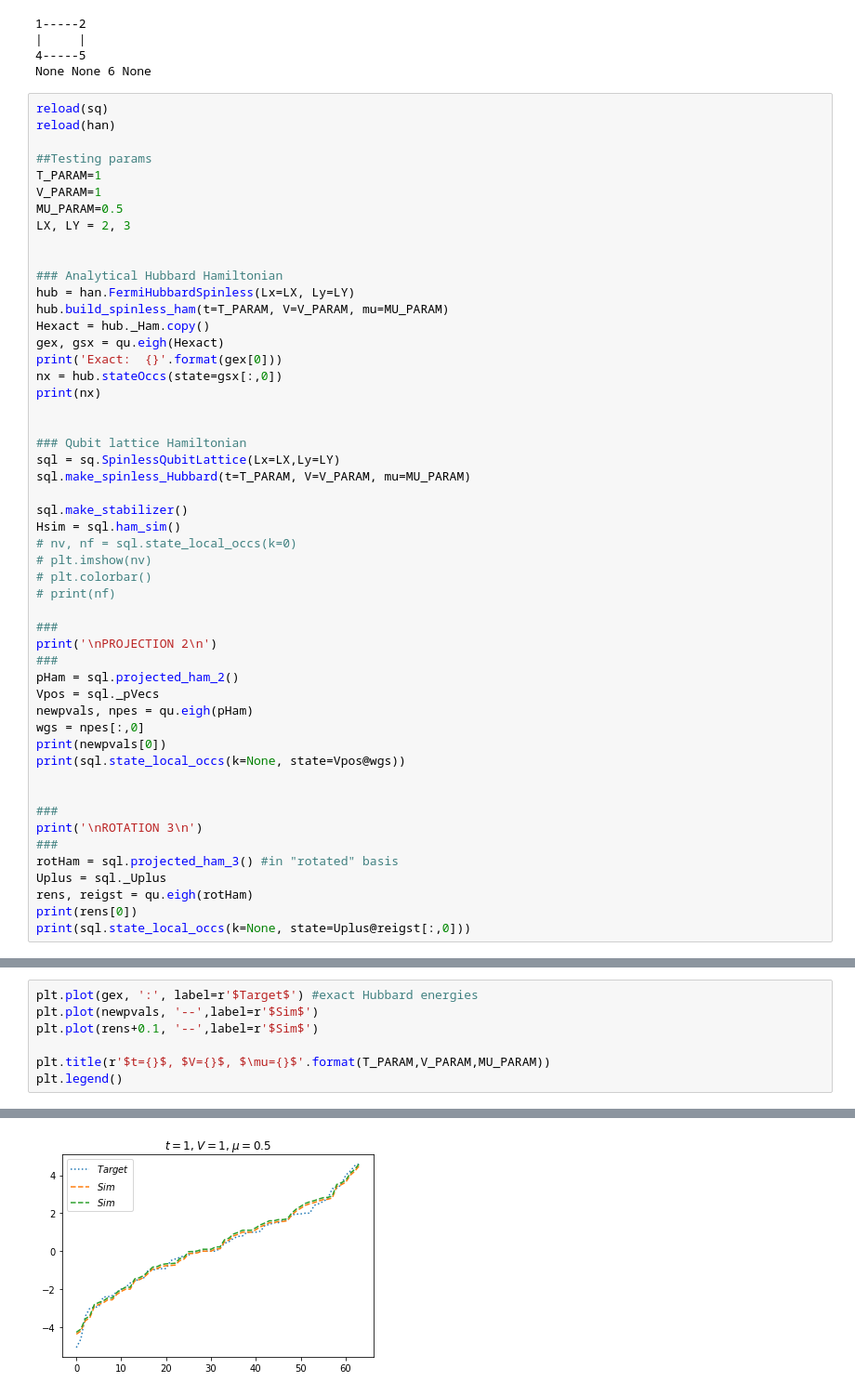
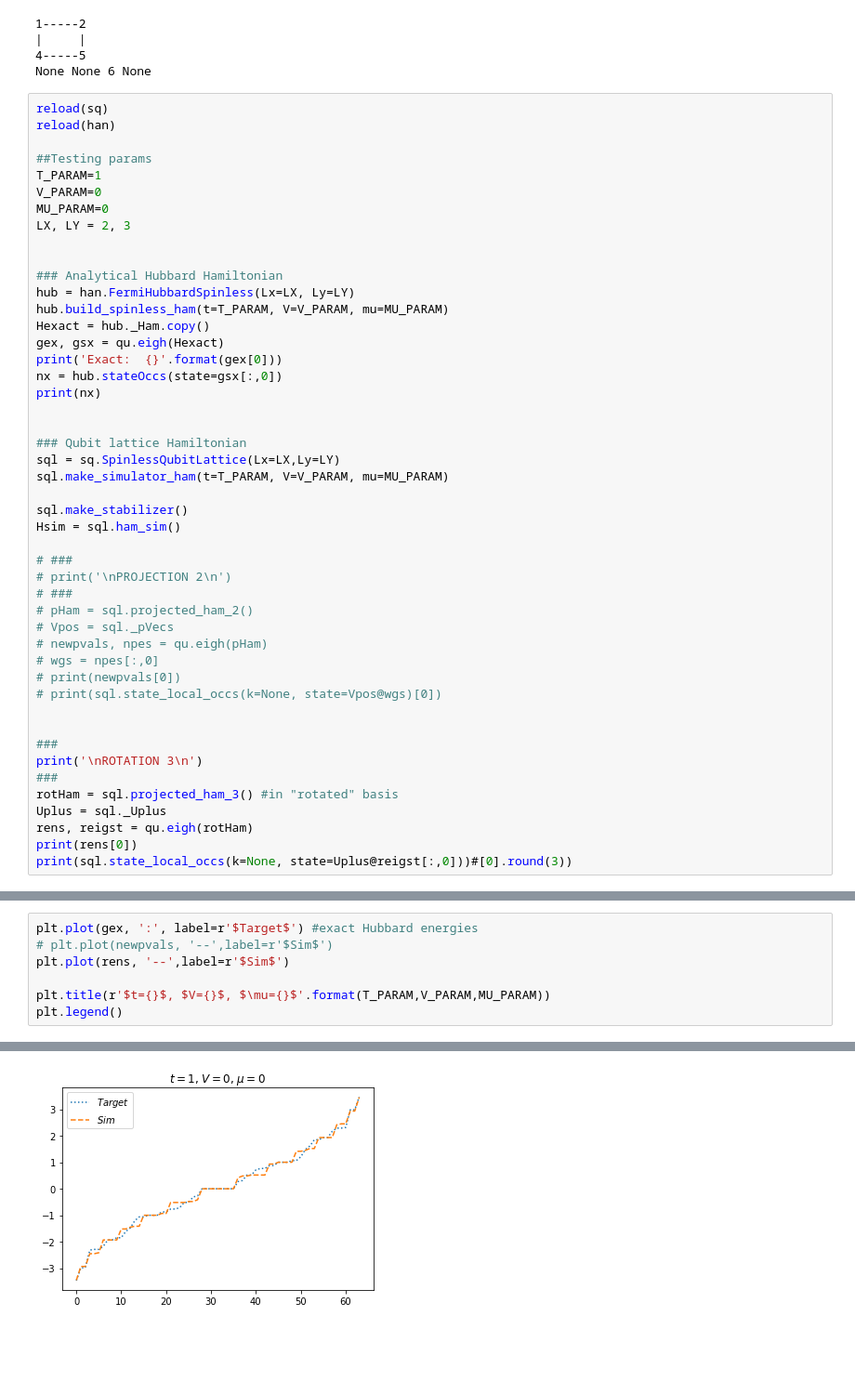
Before and after one commit to gabrielwoolls/fermion-encoding, a Jupyter notebook: myTesting.ipynb, the cells around one changed output, grey strips where cells are left out. Shown at 93% size. Saved outputs shown, nothing was run; the diff lists cells and outputs as text; blank space fills up the shorter version.

```diff
--- a/myTesting.ipynb
+++ b/myTesting.ipynb
@@ -23,8 +23,8 @@ reload(han)
 
 ##Testing params
 T_PARAM=1
-V_PARAM=1
-MU_PARAM=0.5
+V_PARAM=0
+MU_PARAM=0
 LX, LY = 2, 3
 
 
@@ -40,24 +40,20 @@ print(nx)
 
 ### Qubit lattice Hamiltonian
 sql = sq.SpinlessQubitLattice(Lx=LX,Ly=LY)
-sql.make_spinless_Hubbard(t=T_PARAM, V=V_PARAM, mu=MU_PARAM)
+sql.make_simulator_ham(t=T_PARAM, V=V_PARAM, mu=MU_PARAM)
 
 sql.make_stabilizer()
 Hsim = sql.ham_sim()
-# nv, nf = sql.state_local_occs(k=0)
-# plt.imshow(nv)
-# plt.colorbar()
-# print(nf)
 
-###
-print('\nPROJECTION 2\n')
-###
-pHam = sql.projected_ham_2()
-Vpos = sql._pVecs
-newpvals, npes = qu.eigh(pHam)
-wgs = npes[:,0]
-print(newpvals[0])
-print(sql.state_local_occs(k=None, state=Vpos@wgs))
+# ###
+# print('\nPROJECTION 2\n')
+# ###
+# pHam = sql.projected_ham_2()
+# Vpos = sql._pVecs
+# newpvals, npes = qu.eigh(pHam)
+# wgs = npes[:,0]
+# print(newpvals[0])
+# print(sql.state_local_occs(k=None, state=Vpos@wgs)[0])
 
 
 ###
@@ -67,5 +63,5 @@ rotHam = sql.projected_ham_3() #in "rotated" basis
 Uplus = sql._Uplus
 rens, reigst = qu.eigh(rotHam)
 print(rens[0])
-print(sql.state_local_occs(k=None, state=Uplus@reigst[:,0]))
+print(sql.state_local_occs(k=None, state=Uplus@reigst[:,0]))#[0].round(3))
 # %% [output]
@@ -89,10 +87,10 @@ PROJECTION 2
 # %%
 plt.plot(gex, ':', label=r'$Target$') #exact Hubbard energies
-plt.plot(newpvals, '--',label=r'$Sim$')
-plt.plot(rens+0.1, '--',label=r'$Sim$')
+# plt.plot(newpvals, '--',label=r'$Sim$')
+plt.plot(rens, '--',label=r'$Sim$')
 
 plt.title(r'$t={}$, $V={}$, $\mu={}$'.format(T_PARAM,V_PARAM,MU_PARAM))
 plt.legend()
 # %% [output]
 <matplotlib.legend.Legend at 0x...>
-[figure, old version]
+[figure, new version]
```
Also changed, not shown: parts of 4 cells of this notebook, 2 other files.
